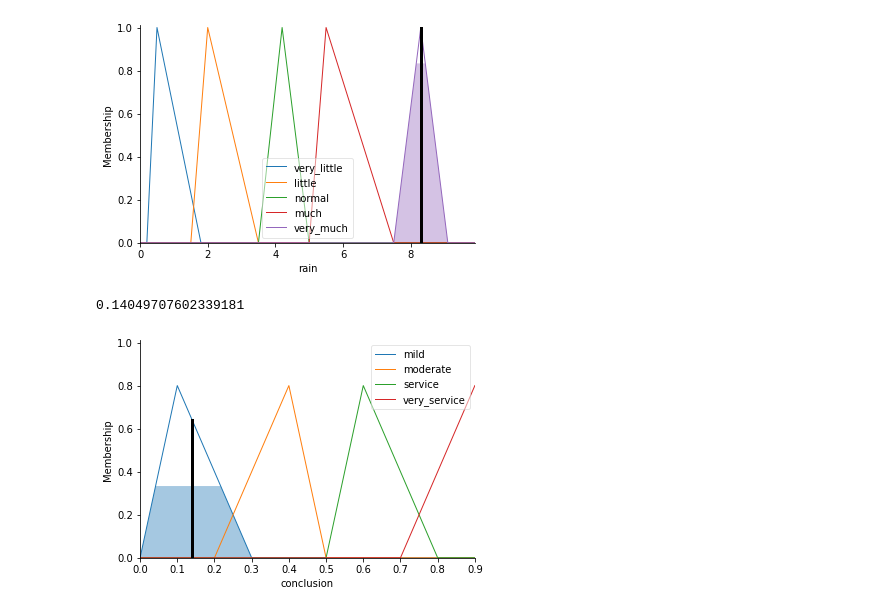
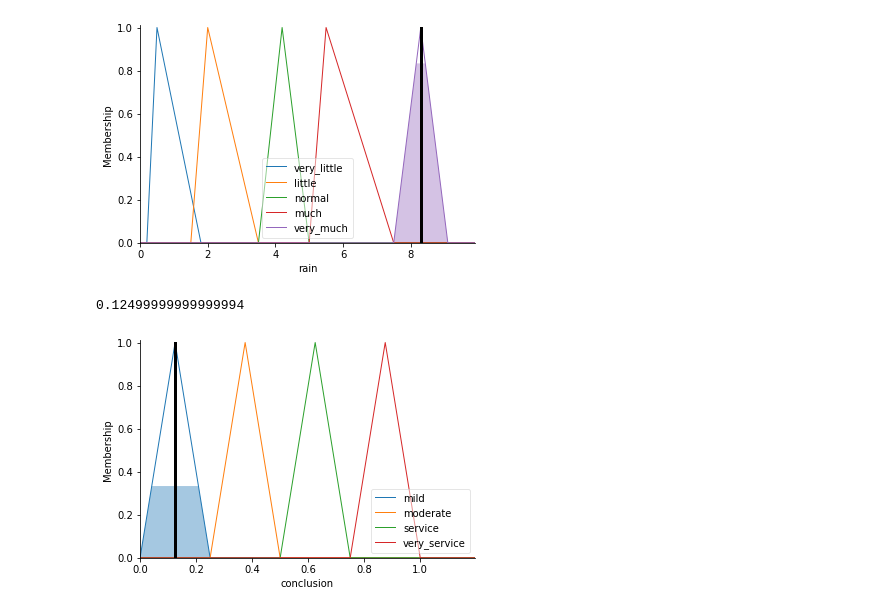
Before and after one commit to hongnhan217/AI_Class, a Jupyter notebook: AI_W4(Exersice)_28_02_23.ipynb, the cells around one changed output. Cells and saved outputs as stored; diff of their text form; code cells hidden in the pictures.

```diff
--- a/AI_W4(Exersice)_28_02_23.ipynb
+++ b/AI_W4(Exersice)_28_02_23.ipynb
@@ -124,7 +124,7 @@ dizziness = ctrl.Antecedent(np.arange(0,1.2,0.05), 'dizziness')
 loa = ctrl.Antecedent(np.arange(0,1.1,0.1), 'loa')
 mp = ctrl.Antecedent(np.arange(0,1.1,0.1), 'mp')
 
-conclusion = ctrl.Consequent(np.arange(0,1,0.1), 'conclusion')
+conclusion = ctrl.Consequent(np.arange(0,1.2,0.005), 'conclusion')
 # 4 levels:  "mild" "moderate" "service" "very service"
 fever['mild'] = fuzz.trimf(fever.universe, [0,0.1,0.25])
 fever['moderate'] = fuzz.trimf(fever.universe, [0.25,0.35,0.5])
@@ -206,32 +206,32 @@ rule14 = ctrl.Rule(fever['service']&headache['service']&nausea['moderate']&vomit
 rule15 = ctrl.Rule(fever['mild']&headache['mild']&nausea['mild']&vomiting['moderate']&jaundice['mild']&enlarge_liver['mild']&joint_pain['mild']&body_weakness['service']&dizziness['mild']&loa['service']&mp['moderate'],conclusion['service'])
 rule16 = ctrl.Rule(fever['very_service']&headache['moderate']&nausea['mild']&vomiting['moderate']&jaundice['service']&enlarge_liver['moderate']&joint_pain['mild']&body_weakness['very_service']&dizziness['service']&loa['mild']&mp['moderate'],conclusion['very_service'])
 
 rule17 = ctrl.Rule(fever['mild']&headache['very_service']&nausea['moderate']&vomiting['moderate']&jaundice['mild']&enlarge_liver['moderate']&joint_pain['mild']&body_weakness['moderate']&dizziness['very_service']&loa['mild']&mp['moderate'],conclusion['very_service'])
 rule18 = ctrl.Rule(fever['moderate']&headache['very_service']&nausea['very_service']&vomiting['mild']&jaundice['service']&enlarge_liver['service']&joint_pain['moderate']&body_weakness['service']&dizziness['very_service']&loa['very_service']&mp['service'],conclusion['very_service'])
 rule19 = ctrl.Rule(fever['moderate']&headache['moderate']&nausea['moderate']&vomiting['moderate']&jaundice['mild']&enlarge_liver['mild']&joint_pain['moderate']&body_weakness['moderate']&dizziness['moderate']&loa['mild']&mp['moderate'],conclusion['moderate'])
 rule20 = ctrl.Rule(fever['very_service']&headache['service']&nausea['service']&vomiting['service']&jaundice['service']&enlarge_liver['service']&joint_pain['service']&body_weakness['service']&dizziness['service']&loa['mild']&mp['moderate'],conclusion['very_service'])
 
 conclusion_ctrl = ctrl.ControlSystem([rule1, rule2, rule3, rule4, rule5, rule6, rule7, rule8, rule9, rule10, rule11, rule12,rule13,
                                  rule14, rule15, rule16, rule17, rule18, rule19, rule20])
 conclusioning = ctrl.ControlSystemSimulation(conclusion_ctrl)
 
 conclusioning.input['fever'] = 0.2
 conclusioning.input['headache'] = 0.2
 conclusioning.input['nausea'] = 0.2
 conclusioning.input['vomiting'] = 0.2
 conclusioning.input['jaundice'] = 0.2
 conclusioning.input['enlarge_liver'] = 0.2
 conclusioning.input['joint_pain'] = 0.2
 conclusioning.input['body_weakness'] = 0.2
 conclusioning.input['dizziness'] = 0.6
 conclusioning.input['loa'] = 0.2
 conclusioning.input['mp'] = 0.2
 
 conclusioning.compute()
 
 print(conclusioning.output['conclusion'])
 
 conclusion.view(sim=conclusioning)
 # %% [output]
-0.14049707602339181
+0.12499999999999994
-[figure, old version]
+[figure, new version]
```
Also changed, not shown: parts of 1 cell of this notebook.
